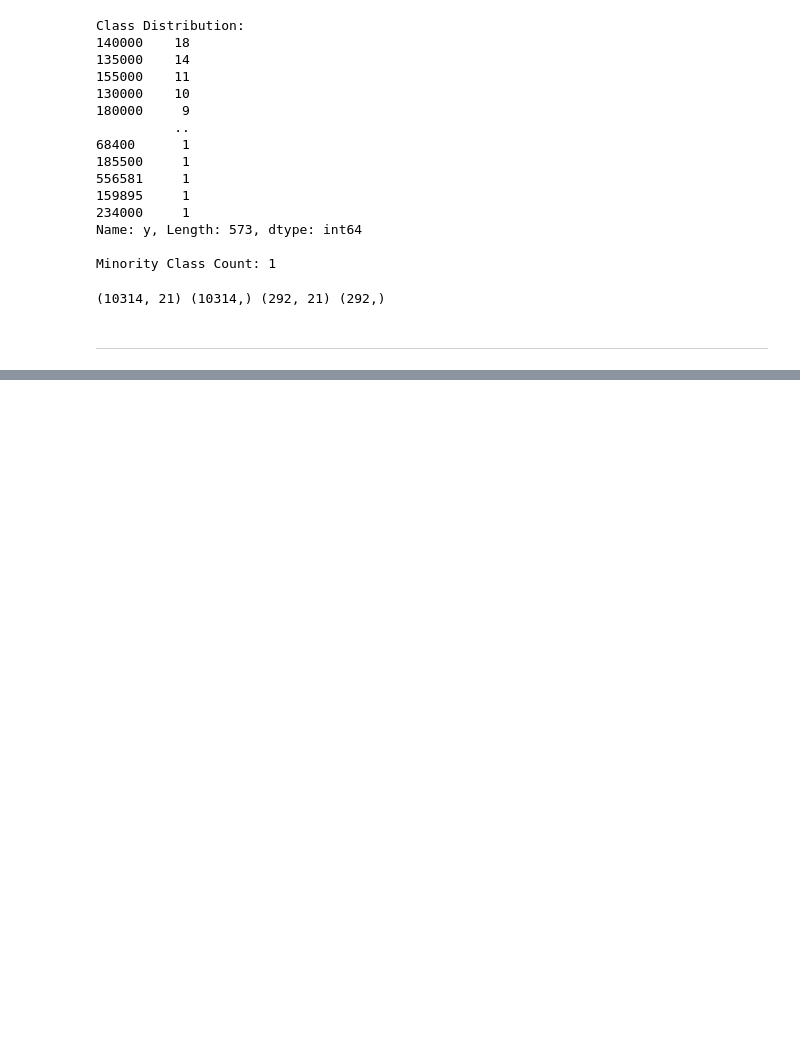
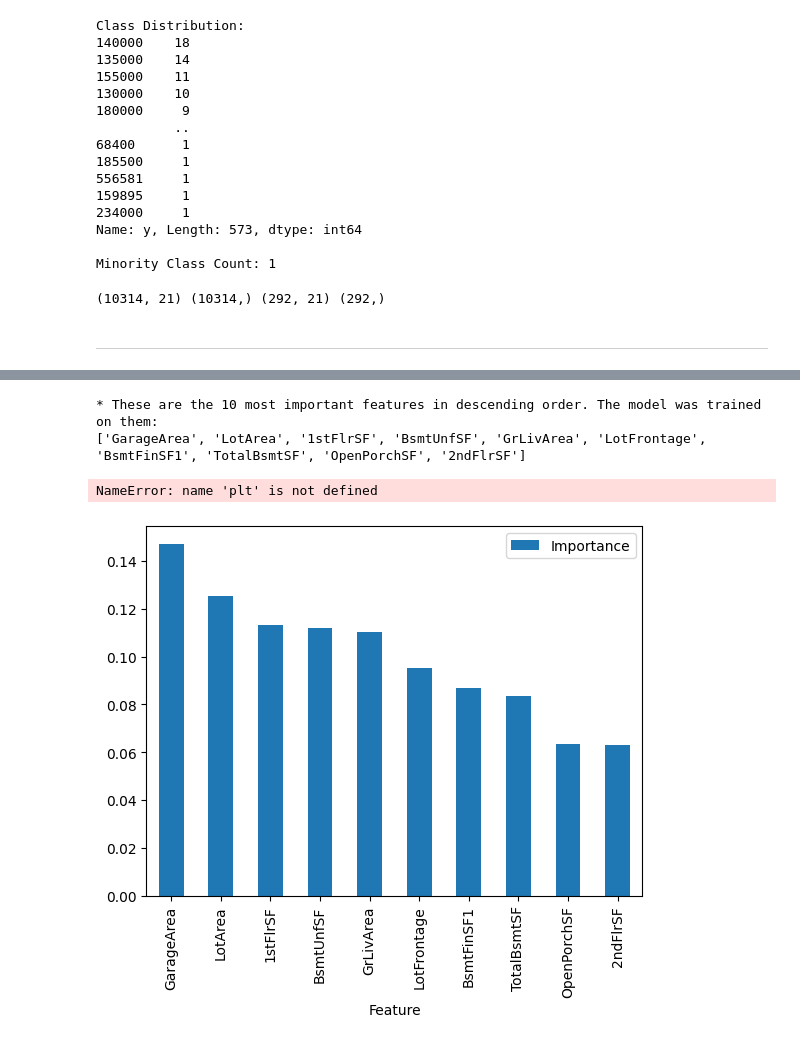
Before and after one commit to simonepietraroia/House-Sales, a Jupyter notebook: jupyter_notebooks/5 - Model and Evaluation.ipynb, the cells around one changed output, grey strips where cells are left out. Cells and saved outputs as stored; diff of their text form; code cells hidden in the pictures; blank space fills up the shorter version.

```diff
--- a/jupyter_notebooks/5 - Model and Evaluation.ipynb
+++ b/jupyter_notebooks/5 - Model and Evaluation.ipynb
@@ -292,0 +346,15 @@ grid_search_summary
+# %%
+models_search = {
+    "DecisionTreeClassifier": DecisionTreeClassifier(random_state=0),
+}
+
+params_search = {
+    "DecisionTreeClassifier": {},
+}
+# %%
+from sklearn.metrics import f1_score, make_scorer
+from sklearn.model_selection import cross_val_score
+search = HyperparameterOptimizationSearch(models=models_search, params=params_search)
+search.fit(X_train, y_train,
+           scoring =  make_scorer(f1_score, average='weighted'),
+           n_jobs=-1, cv=5)
@@ -292,0 +371,3 @@ grid_search_summary
+# %%
+best_model = grid_search_summary.iloc[0,0]
+best_model
@@ -292,0 +381,3 @@ grid_search_summary
+# %%
+pipeline_clf = grid_search_pipelines[best_model].best_estimator_
+pipeline_clf
@@ -292,0 +401,21 @@ grid_search_summary
+# %%
+df_feature_importance = (pd.DataFrame(data={
+    'Feature': X_train.columns[pipeline_clf['feat_selection'].get_support()],
+    'Importance': pipeline_clf['model'].feature_importances_})
+    .sort_values(by='Importance', ascending=False)
+)
+
+
+best_features = df_feature_importance['Feature'].to_list()
+
+
+print(f"* These are the {len(best_features)} most important features in descending order. "
+      f"The model was trained on them: \n{df_feature_importance['Feature'].to_list()}")
+
+df_feature_importance.plot(kind='bar', x='Feature', y='Importance')
+plt.show()
+# %% [output]
+* These are the 10 most important features in descending order. The model was trained on them:
+['GarageArea', 'LotArea', '1stFlrSF', 'BsmtUnfSF', 'GrLivArea', 'LotFrontage', 'BsmtFinSF1', 'TotalBsmtSF', 'OpenPorchSF', '2ndFlrSF']
+NameError: name 'plt' is not defined
+[figure, added]
```
Also changed, not shown: parts of 31 cells of this notebook, 1 other file.
